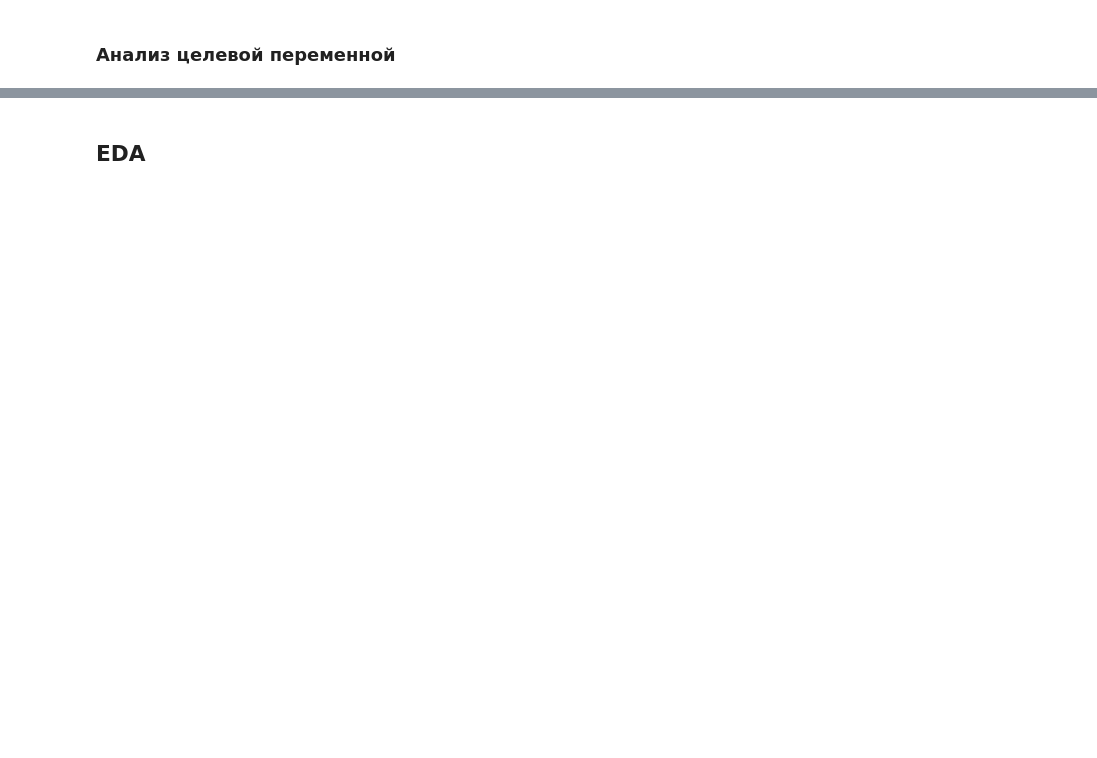
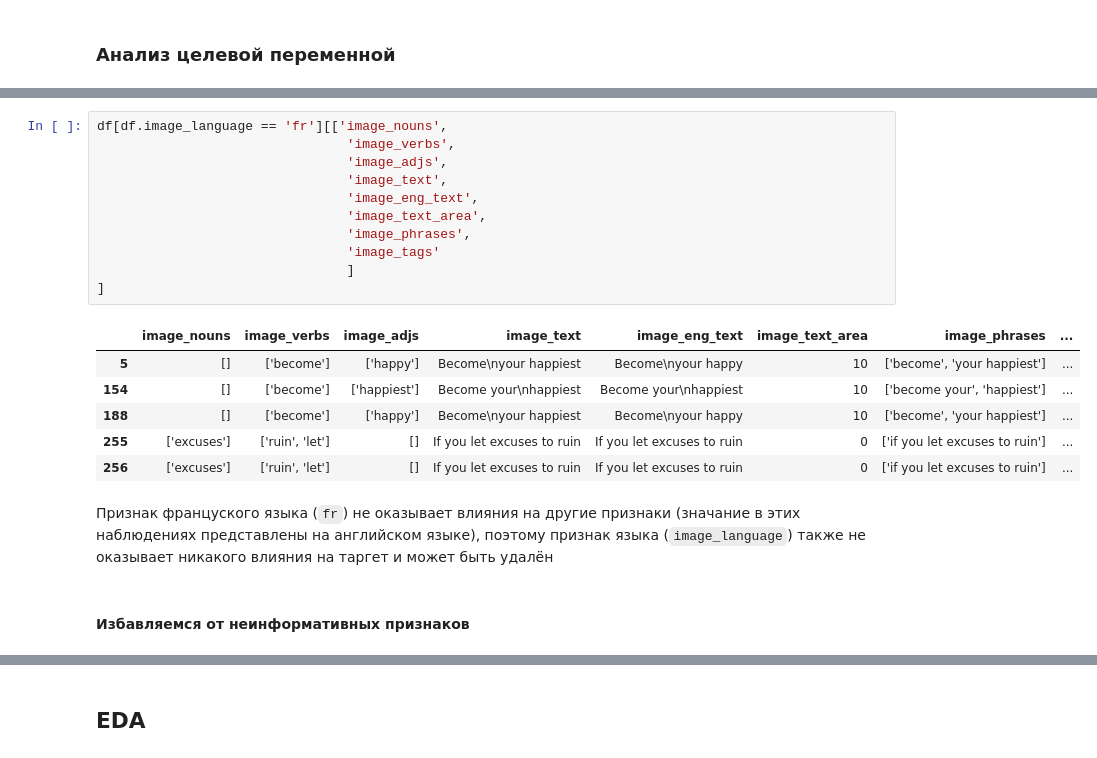
Before and after one commit to ElenaBask/Homework_SF, a Jupyter notebook: Graduate project/Evaluating the impact of an ad parameter on CTR.ipynb, the cells around one changed output, grey strips where cells are left out. Drawn from its saved outputs; the diff is of its cells as text; blank space fills up the shorter version.

```diff
--- a/Graduate project/Evaluating the impact of an ad parameter on CTR.ipynb
+++ b/Graduate project/Evaluating the impact of an ad parameter on CTR.ipynb
@@ -247,0 +287,22 @@ fig.show();
+# %%
+df[df.image_language == 'fr'][['image_nouns',
+                                'image_verbs',
+                                'image_adjs',
+                                'image_text',
+                                'image_eng_text',
+                                'image_text_area',
+                                'image_phrases',
+                                'image_tags'
+                                ]
+]
+# %% [output]
+|  | image_nouns | image_verbs | image_adjs | image_text | image_eng_text | image_text_area | image_phrases | ... |
+| 5 | [] | ['become'] | ['happy'] | Become\nyour happiest | Become\nyour happy | 10 | ['become', 'your happiest'] | ... |
+| 154 | [] | ['become'] | ['happiest'] | Become your\nhappiest | Become your\nhappiest | 10 | ['become your', 'happiest'] | ... |
+| 188 | [] | ['become'] | ['happy'] | Become\nyour happiest | Become\nyour happy | 10 | ['become', 'your happiest'] | ... |
+| 255 | ['excuses'] | ['ruin', 'let'] | [] | If you let excuses to ruin | If you let excuses to ruin | 0 | ['if you let excuses to ruin'] | ... |
+| 256 | ['excuses'] | ['ruin', 'let'] | [] | If you let excuses to ruin | If you let excuses to ruin | 0 | ['if you let excuses to ruin'] | ... |
+# %% [markdown]
+Признак француского языка (`fr`) не оказывает влияния на другие признаки (значание в этих наблюдениях представлены на английском языке), поэтому признак языка (`image_language`) также не оказывает никакого влияния на таргет и может быть удалён
+# %% [markdown]
+#### Избавляемся от неинформативных признаков
```
Also changed, not shown: parts of 85 cells of this notebook, 1 other file.
